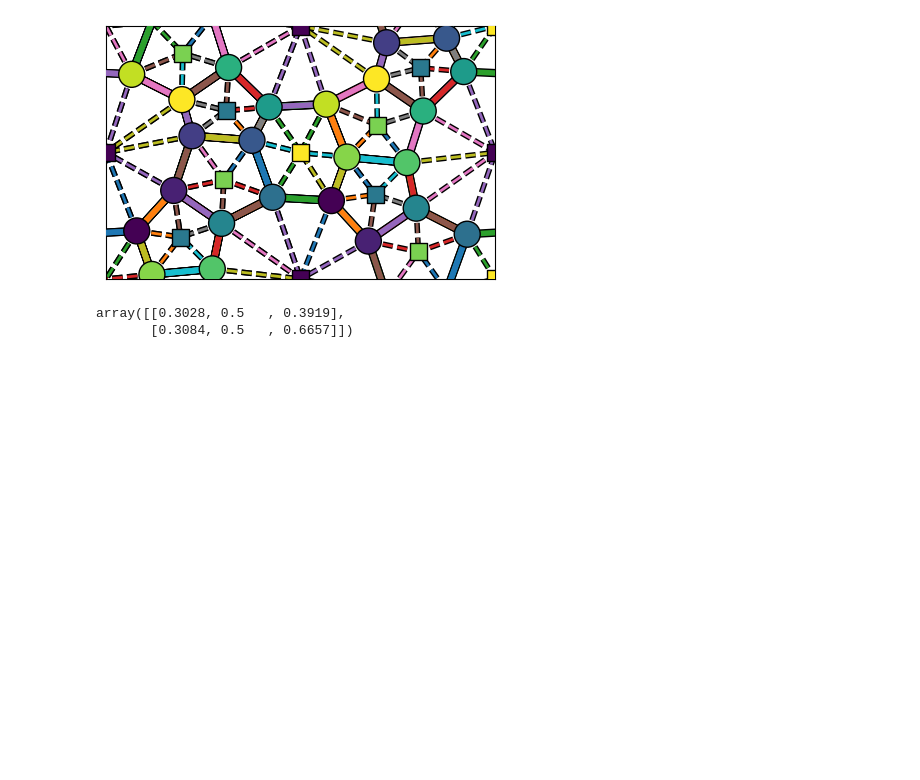
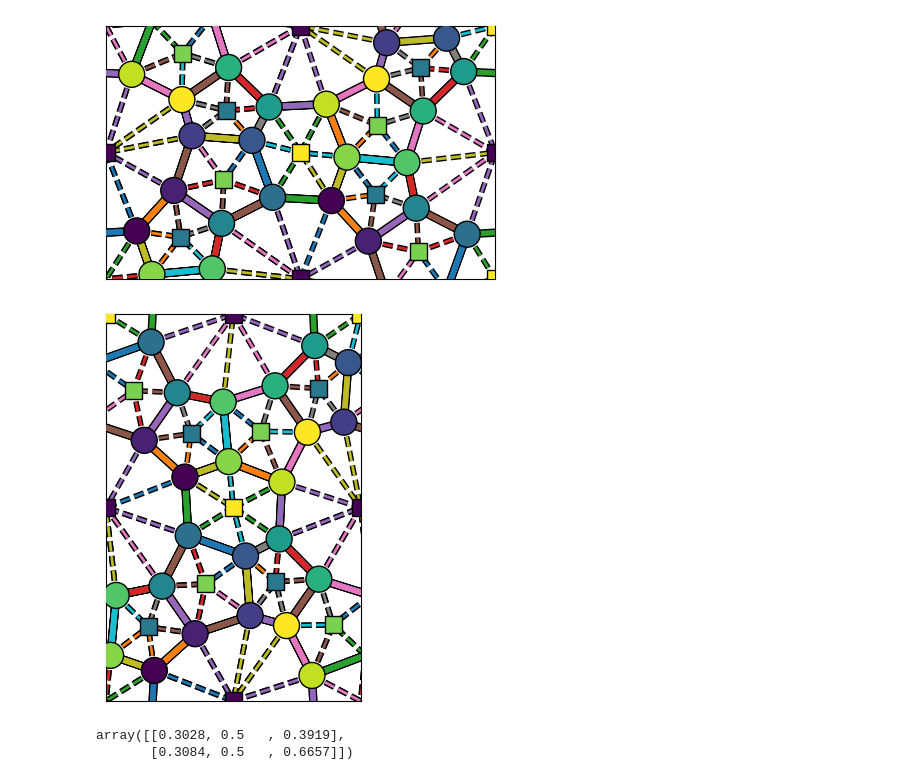
Before and after one commit to marko-petkovic/zeolite-property-prediction, a Jupyter notebook: plotting_MFI.ipynb, the cells around one changed output. Drawn from its saved outputs; the diff is of its cells as text; code cells hidden in the pictures; blank space fills up the shorter version.

```diff
--- a/plotting_MFI.ipynb
+++ b/plotting_MFI.ipynb
@@ -473,6 +473,98 @@ plt.scatter(_X[:,0], _X[:,2], c=color, s=350, zorder=10, edgecolors='black')
 plt.savefig('figures/weight_sharing_pore_mfi.pdf', bbox_inches='tight', dpi=1200);
 # %% [output]
 [figure]
+# %%
+plt.figure(figsize=(13.142/4,20.09/4))
+for i in ce_dict:
+    x = 0
+    for j in ce_dict[i]:
+
+        x1, x2 = _X[j[0]].copy(), _X[j[1]].copy()
+
+        d = x2-x1
+
+        for _d in range(3):
+
+            if d[_d] > 0.5:
+
+                x2[_d] -= 1
+
+            elif d[_d] < -.5:
+
+                x2[_d] += 1
+
+
+
+
+        if x == 0:
+
+            line = plt.plot([x1[2], x2[2]], [x1[0], x2[0]], lw=4, zorder=5)
+            plt.plot([x1[2], x2[2]], [x1[0], x2[0]], lw=6, c='black', zorder=4)
+
+            plt.plot([x1[2]-1, x2[2]-1], [x1[0], x2[0]], c= line[0].get_c(), lw=4, zorder=5)
+            plt.plot([x1[2]-1, x2[2]-1], [x1[0], x2[0]], lw=6, c='black', zorder=4)
+
+            plt.plot([x1[2]+1, x2[2]+1], [x1[0], x2[0]], c= line[0].get_c(), lw=4, zorder=5)
+            plt.plot([x1[2]+1, x2[2]+1], [x1[0], x2[0]], lw=6, c='black', zorder=4)
+
+        plt.plot([x1[2], x2[2]], [x1[0], x2[0]], c= line[0].get_c(),lw=4, zorder=5)
+        plt.plot([x1[2], x2[2]], [x1[0], x2[0]], c= 'black',lw=6, zorder=4)
+        plt.plot([x1[2]-1, x2[2]-1], [x1[0], x2[0]], c= line[0].get_c(),lw=4, zorder=5)
+        plt.plot([x1[2]-1, x2[2]-1], [x1[0], x2[0]], c= 'black',lw=6, zorder=4)
+        plt.plot([x1[2]+1, x2[2]+1], [x1[0], x2[0]], c= line[0].get_c(),lw=4, zorder=5)
+        plt.plot([x1[2]+1, x2[2]+1], [x1[0], x2[0]], c= 'black',lw=6, zorder=4)
+        x+=1
+
+
+for i in cp_dict:
+    x = 0
+    for j in cp_dict[i]:
+
+        x1, x2 = _X[j[0]].copy(), X_pore[j[1]].copy()
+
+        d = x2-x1
+
+        for _d in range(3):
+
+            if d[_d] > 0.5:
+
+                x2[_d] -= 1
+
+            elif d[_d] < -.5:
+
+                x2[_d] += 1
+
+
+
+
+        if x == 0:
+            line = plt.plot([x1[2], x2[2]], [x1[0], x2[0]],lw=2,ls='--', path_effects=[pe.Stroke(linewidth=4, foreground='black'), pe.Normal()])
+            plt.plot([x1[2]-1, x2[2]-1], [x1[0], x2[0]],lw=2,ls='--', c= line[0].get_c(), path_effects=[pe.Stroke(linewidth=4, foreground='black'), pe.Normal()])
+            plt.plot([x1[2]+1, x2[2]+1], [x1[0], x2[0]],lw=2,ls='--', c= line[0].get_c(), path_effects=[pe.Stroke(linewidth=4, foreground='black'), pe.Normal()])
+
+        plt.plot([x1[2], x2[2]], [x1[0], x2[0]], c= line[0].get_c(),lw=2,ls='--', path_effects=[pe.Stroke(linewidth=4, foreground='black'), pe.Normal()])
+        plt.plot([x1[2]-1, x2[2]-1], [x1[0], x2[0]], c= line[0].get_c(),lw=2,ls='--', path_effects=[pe.Stroke(linewidth=4, foreground='black'), pe.Normal()])
+        plt.plot([x1[2]+1, x2[2]+1], [x1[0], x2[0]], c= line[0].get_c(),lw=2,ls='--', path_effects=[pe.Stroke(linewidth=4, foreground='black'), pe.Normal()])
+        #     line = plt.plot([x1[0], x2[0]], [x1[1], x2[1]],lw=2,ls='--', path_effects=[pe.Stroke(linewidth=4, foreground='black')])
+
+        # plt.plot([x1[0], x2[0]], [x1[1], x2[1]], c= line[0].get_c(),lw=2,ls='--', path_effects=[pe.Stroke(linewidth=4, foreground='black')])
+        x+=1
+
+
+plt.scatter(X_pore[:12,2], X_pore[:12,0], s=150, zorder=10, c=color2, marker='s', edgecolors='black')
+plt.scatter(X_pore[:12,2]+1, X_pore[:12,0], s=150, zorder=10, c=color2, marker='s', edgecolors='black')
+plt.scatter(X_pore[:12,2], X_pore[:12,0]+1, s=150, zorder=10, c=color2, marker='s', edgecolors='black')
+plt.scatter(X_pore[:12,2]+1, X_pore[:12,0]+1, s=150, zorder=10, c=color2, marker='s', edgecolors='black')
+plt.xlim(0,1)
+plt.ylim(0,1)
+plt.xticks([],[])
+plt.yticks([],[])
+plt.scatter(_X[:,2], _X[:,0], c=color, s=350, zorder=10, edgecolors='black')
+# plt.scatter(X[:,0], X[:,1], c='black', s=500, zorder=9)
+plt.savefig('figures/weight_sharing_pore_mfi.pdf', bbox_inches='tight', dpi=1200);
+plt.savefig('figures/weight_sharing_pore_mfi.png', bbox_inches='tight', dpi=1200);
+# %% [output]
+[figure, added]
 # %%
 X_pore[[3,4]]
 # %% [output]
```
Also changed, not shown: 23 other files.
